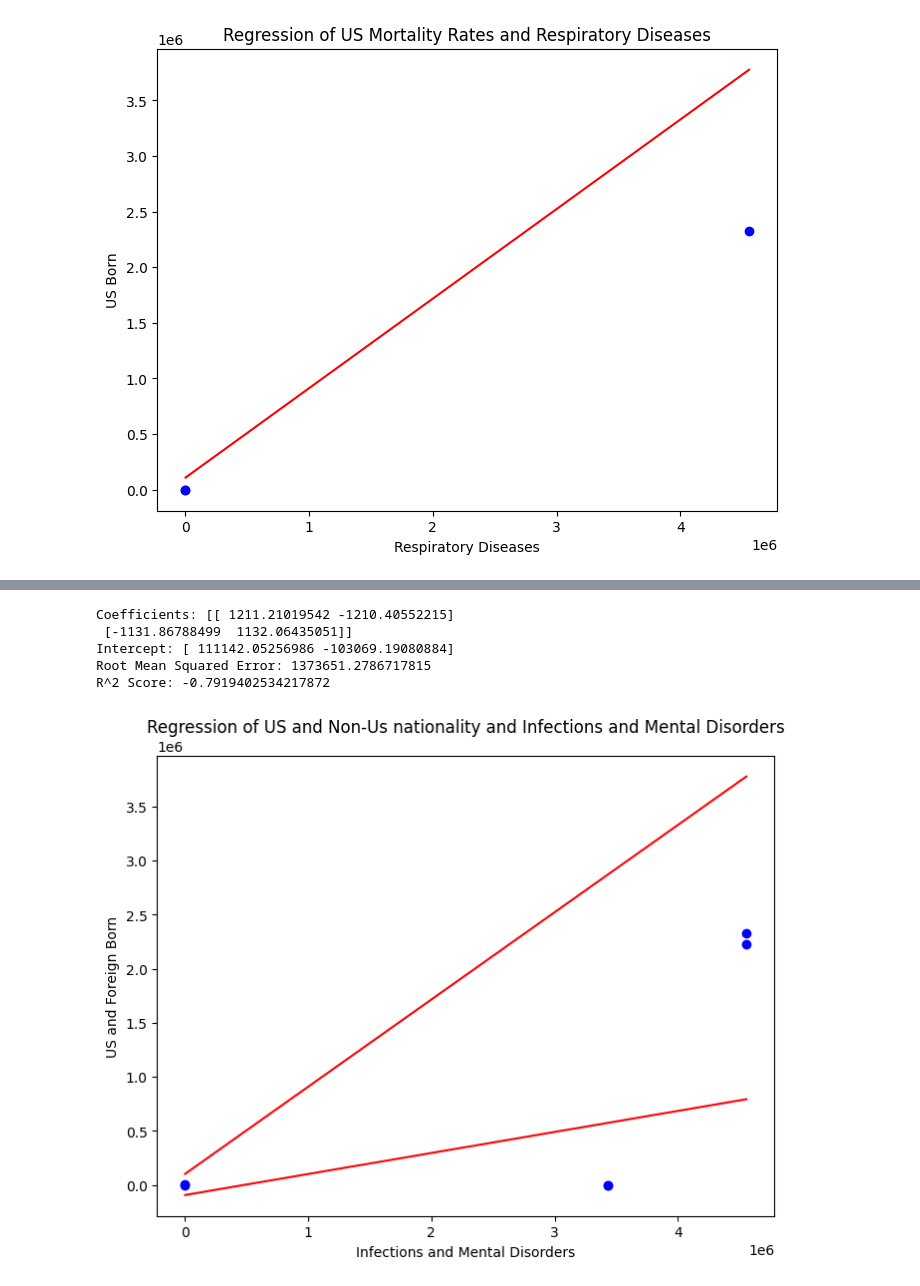
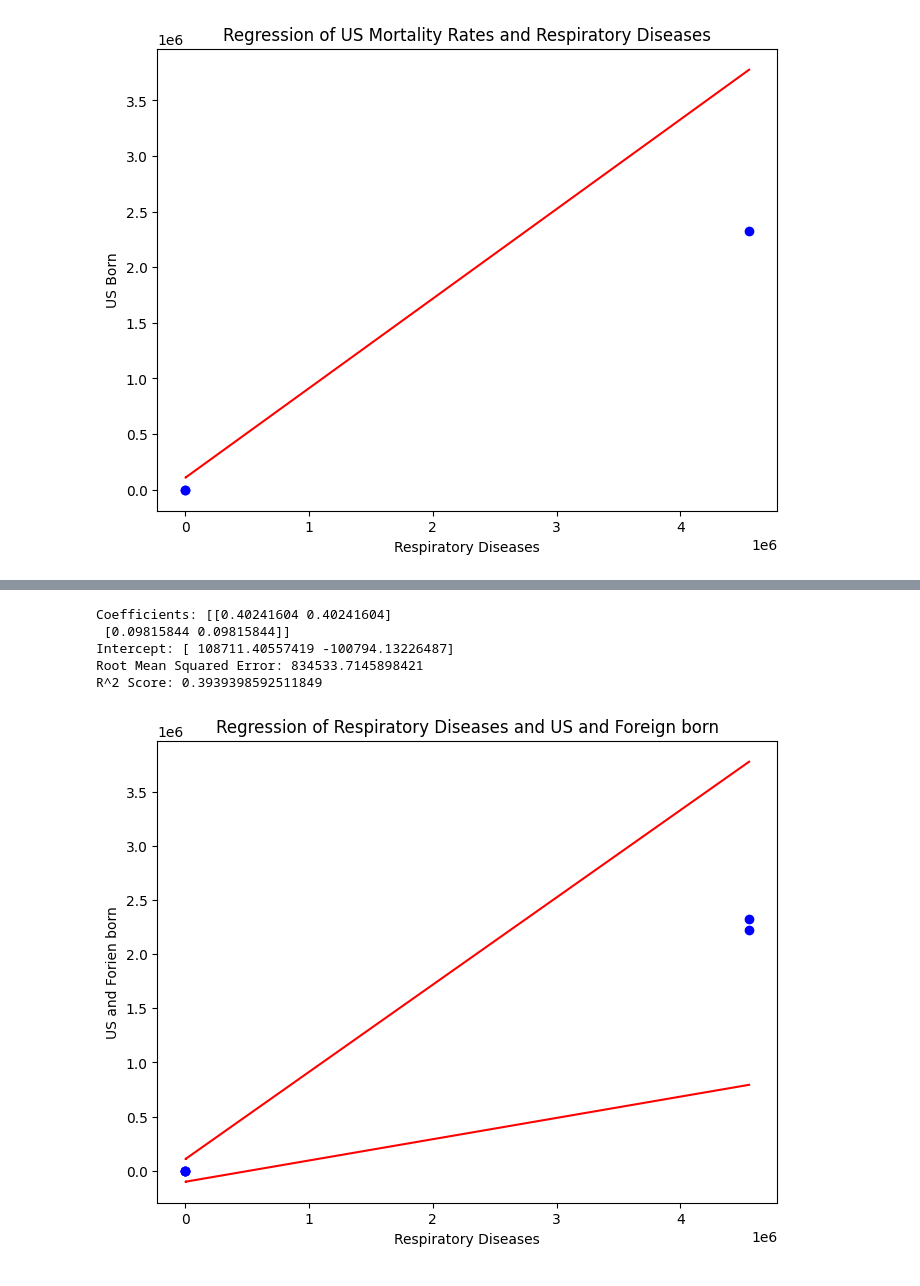
Before and after one commit to KevinSmith356/HealthDataAnalytics, a Jupyter notebook: DANL470/Project4.ipynb, the cells around one changed output, grey strips where cells are left out. Saved outputs shown, nothing was run; the diff lists cells and outputs as text; code cells hidden in the pictures.

```diff
--- a/DANL470/Project4.ipynb
+++ b/DANL470/Project4.ipynb
@@ -361,44 +382,44 @@ R^2 Score: 0.3738573588842945
 # %%
 # Target/independent variable
-x = maternal[['Infections', 'Mental_disorders']]
+x = maternal[['Respiratory_diseases', 'Respiratory_diseases']]
 
 # Target variable/dependent variable
-y = maternal[['US_born', 'Foreign_born',]]
+y = maternal[['US_born', 'Foreign_born']]
 
 # Split data into training and testing sets
 x_train, x_test, y_train, y_test = train_test_split(x, y, test_size=0.2, random_state=42)
 
 # Create linear regression object
 regression_model = LinearRegression()
 
 # Train the model using the training sets
 regression_model.fit(x_train, y_train)
 
 # Make predictions using the testing set
 y_pred = regression_model.predict(x_test)
 
 # Print coefficients and intercept
 print('Coefficients:', regression_model.coef_)
 print('Intercept:', regression_model.intercept_)
 
 # Print root mean squared error and R^2 score
 print('Root Mean Squared Error:', mean_squared_error(y_test, y_pred, squared=False))
 print('R^2 Score:', r2_score(y_test, y_pred))
 
 # Set plot size
 plt.rcParams['figure.figsize'] = [8, 6]
 
 # Plot the data points and linear regression line
 plt.scatter(x_test, y_test, color='blue')
 plt.plot(x_test, y_pred, color='red')
-plt.title('Regression of US and Non-Us nationality and Infections and Mental Disorders')
-plt.xlabel('Infections and Mental Disorders')
-plt.ylabel('US and Foreign Born')
+plt.title('Regression of Respiratory Diseases and US and Foreign born')
+plt.xlabel('Respiratory Diseases')
+plt.ylabel('US and Forien born')
 plt.show()
 # %% [output]
-Coefficients: [[ 1211.21019542 -1210.40552215]
- [-1131.86788499  1132.06435051]]
-Intercept: [ 111142.05256986 -103069.19080884]
-Root Mean Squared Error: 1373651.2786717815
-R^2 Score: -0.7919402534217872
+Coefficients: [[0.40241604 0.40241604]
+ [0.09815844 0.09815844]]
+Intercept: [ 108711.40557419 -100794.13226487]
+Root Mean Squared Error: 834533.7145898421
+R^2 Score: 0.3939398592511849
-[figure, old version]
+[figure, new version]
```
Also changed, not shown: parts of 4 cells of this notebook, 1 other file.
